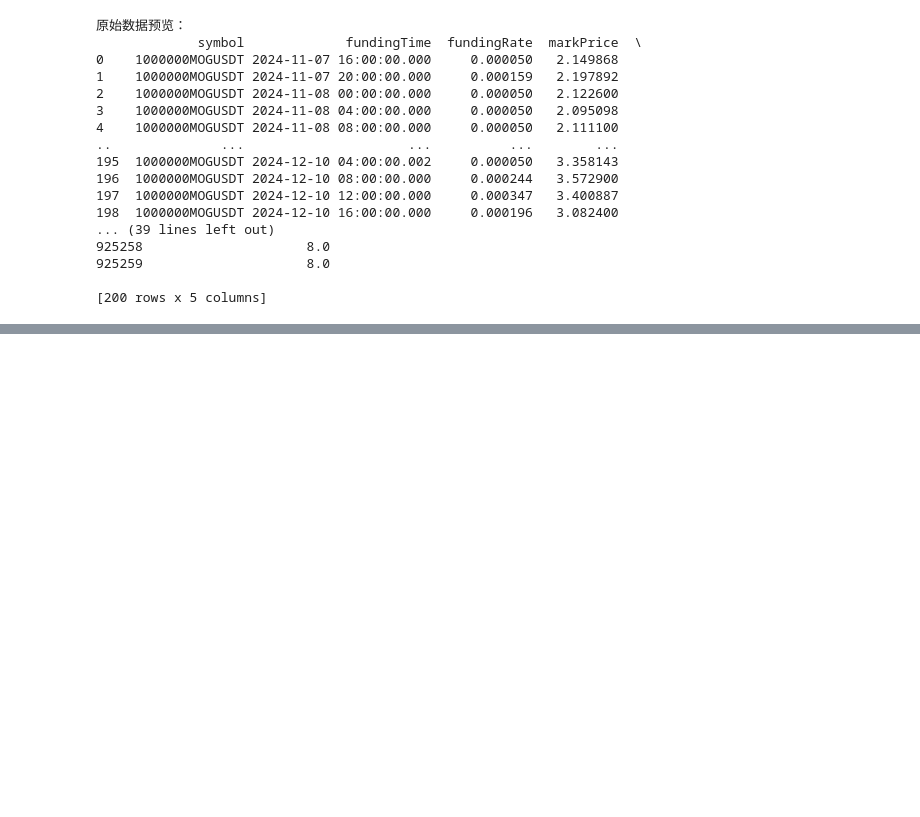
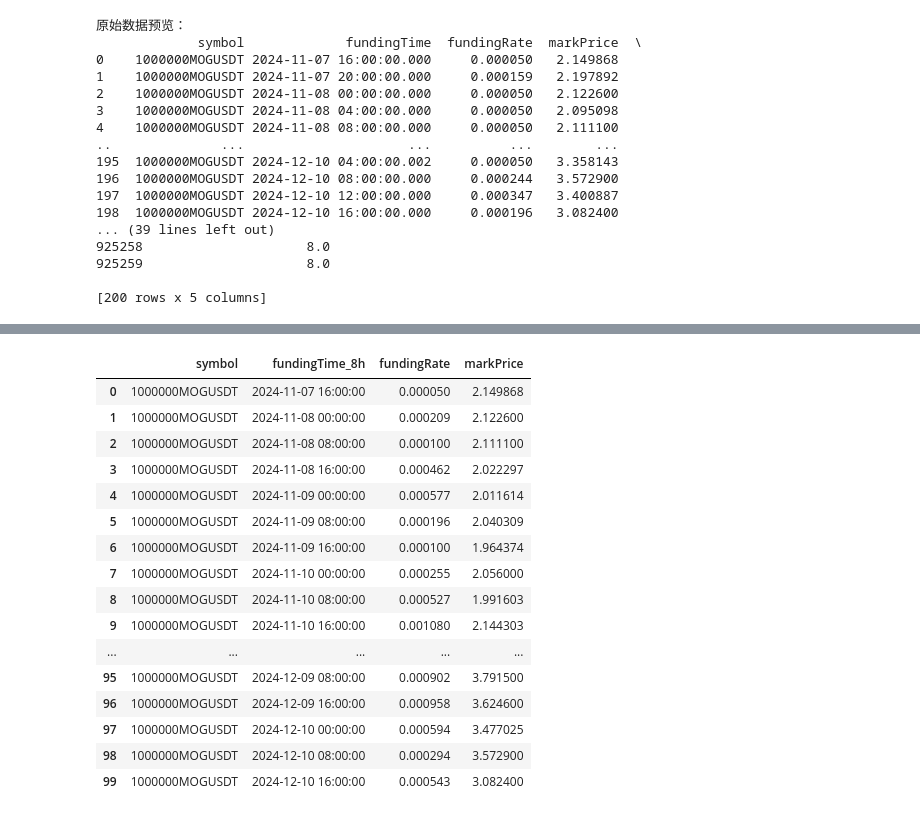
Before and after one commit to AlphaPilotHQ/CryptoDataForge, a Jupyter notebook: funding_data/funding_data_procesing.ipynb, the cells around one changed output, grey strips where cells are left out. Drawn from its saved outputs; the diff is of its cells as text; code cells hidden in the pictures; blank space fills up the shorter version.

```diff
--- a/funding_data/funding_data_procesing.ipynb
+++ b/funding_data/funding_data_procesing.ipynb
@@ -324,0 +321,70 @@ print(f"\n所有数据已保存到文件：{csv_filename}")
+# %%
+
+# 1. 转换 fundingTime 为 datetime 类型，并将 symbol 转为字符串
+df['fundingTime'] = pd.to_datetime(df['fundingTime'])
+
+df['symbol'] = df['symbol'].astype(str)
+
+# 2. 定义映射函数，强制清零微秒
+def get_target_time(dt):
+    """
+    按规则将 fundingTime 映射到对应的 8 小时结算时间：
+      - 1~8 点   → 当天 08:00
+      - 9~16 点  → 当天 16:00
+      - 17~23 点 → 次日 00:00
+      - 00:00    → 次日 00:00
+    这里在 replace 时将 microsecond 设为 0，确保时间完全一致。
+    """
+    hour = dt.hour
+    if hour == 0:
+        # 如果正好为 00:00，则返回当天 00:00（与前一天 17~23 映射结果保持一致）
+        return dt.replace(hour=0, minute=0, second=0, microsecond=0)
+    elif 1 <= hour <= 8:
+        return dt.replace(hour=8, minute=0, second=0, microsecond=0)
+    elif 9 <= hour <= 16:
+        return dt.replace(hour=16, minute=0, second=0, microsecond=0)
+    else:  # 17 <= hour <= 23
+        # 将此记录归入次日 00:00
+        next_day = dt + pd.Timedelta(days=1)
+        return next_day.replace(hour=0, minute=0, second=0, microsecond=0)
+
+# 3. 生成映射后的 target_time 列
+df['target_time'] = df['fundingTime'].apply(get_target_time)
+
+# 4. 重置索引，确保索引连续
+df = df.reset_index(drop=True)
+
+# 5. 检查映射结果（调试用，可根据需要保留或删除）
+print("【调试】部分 fundingTime 与 target_time 映射结果：")
+print(df[['fundingTime', 'target_time']].head(20))
+
+# 6. 聚合前检查原始数据行数
+print("【调试】原始数据行数：", df.shape[0])
+
+# 7. 分组聚合：按 symbol 和 target_time 分组，
+#    fundingRate 求和（合并不同间隔的数据），markPrice 取最后一条记录
+df_8h = df.groupby(['symbol', 'target_time'], observed=True).agg(
+    fundingRate=('fundingRate', 'sum'),
+    markPrice=('markPrice', 'last')
+).reset_index().rename(columns={'target_time': 'fundingTime_8h'})
+
+# 8. 查看聚合后数据行数及部分结果
+print("【调试】聚合后数据行数：", df_8h.shape[0])
+print(df_8h.head(20))
+
+
+# 查看前 1000 行
+display(df_8h.head(100))
+
+# 查看某个区间，例如 50,000 到 50,100 行
+display(df_8h.iloc[50000:50100])
+
+# 查看最后 1000 行
+display(df_8h.tail(100))
+
+
+# 存储聚合后的数据
+csv_filename = "binance_funding_rate_8h.csv"
+df_8h.to_csv(csv_filename, index=False)
+print(f"\n所有数据已保存到文件：{csv_filename}")
+# %% [output]
@@ -324,0 +408,17 @@ print(f"\n所有数据已保存到文件：{csv_filename}")
+|  | symbol | fundingTime_8h | fundingRate | markPrice |
+| 0 | 1000000MOGUSDT | 2024-11-07 16:00:00 | 0.000050 | 2.149868 |
+| 1 | 1000000MOGUSDT | 2024-11-08 00:00:00 | 0.000209 | 2.122600 |
+| 2 | 1000000MOGUSDT | 2024-11-08 08:00:00 | 0.000100 | 2.111100 |
+| 3 | 1000000MOGUSDT | 2024-11-08 16:00:00 | 0.000462 | 2.022297 |
+| 4 | 1000000MOGUSDT | 2024-11-09 00:00:00 | 0.000577 | 2.011614 |
+| 5 | 1000000MOGUSDT | 2024-11-09 08:00:00 | 0.000196 | 2.040309 |
+| 6 | 1000000MOGUSDT | 2024-11-09 16:00:00 | 0.000100 | 1.964374 |
+| 7 | 1000000MOGUSDT | 2024-11-10 00:00:00 | 0.000255 | 2.056000 |
+| 8 | 1000000MOGUSDT | 2024-11-10 08:00:00 | 0.000527 | 1.991603 |
+| 9 | 1000000MOGUSDT | 2024-11-10 16:00:00 | 0.001080 | 2.144303 |
+| ... | ... | ... | ... | ... |
+| 95 | 1000000MOGUSDT | 2024-12-09 08:00:00 | 0.000902 | 3.791500 |
+| 96 | 1000000MOGUSDT | 2024-12-09 16:00:00 | 0.000958 | 3.624600 |
+| 97 | 1000000MOGUSDT | 2024-12-10 00:00:00 | 0.000594 | 3.477025 |
+| 98 | 1000000MOGUSDT | 2024-12-10 08:00:00 | 0.000294 | 3.572900 |
+| 99 | 1000000MOGUSDT | 2024-12-10 16:00:00 | 0.000543 | 3.082400 |
```
Also changed, not shown: parts of 5 cells of this notebook, 4 other files.
